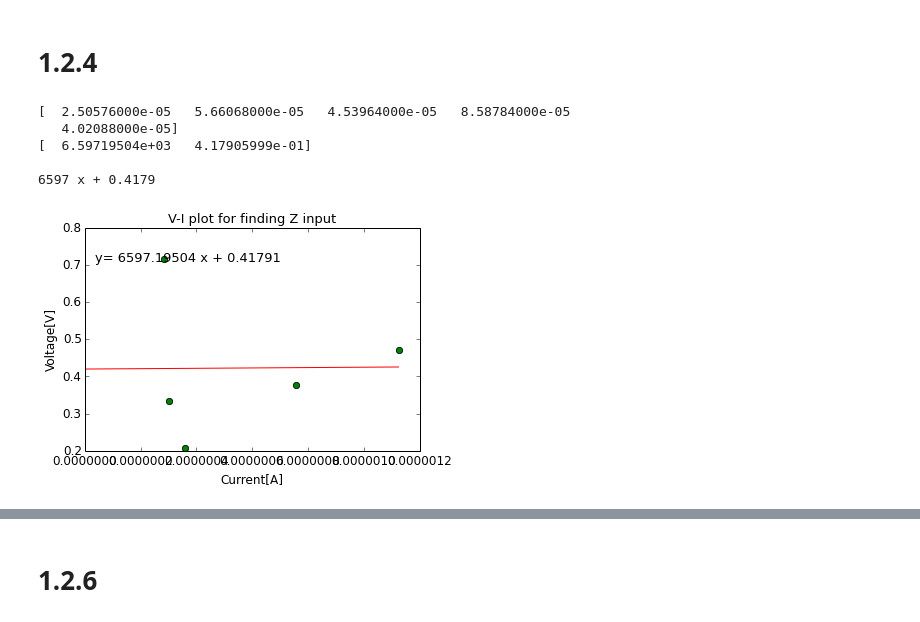
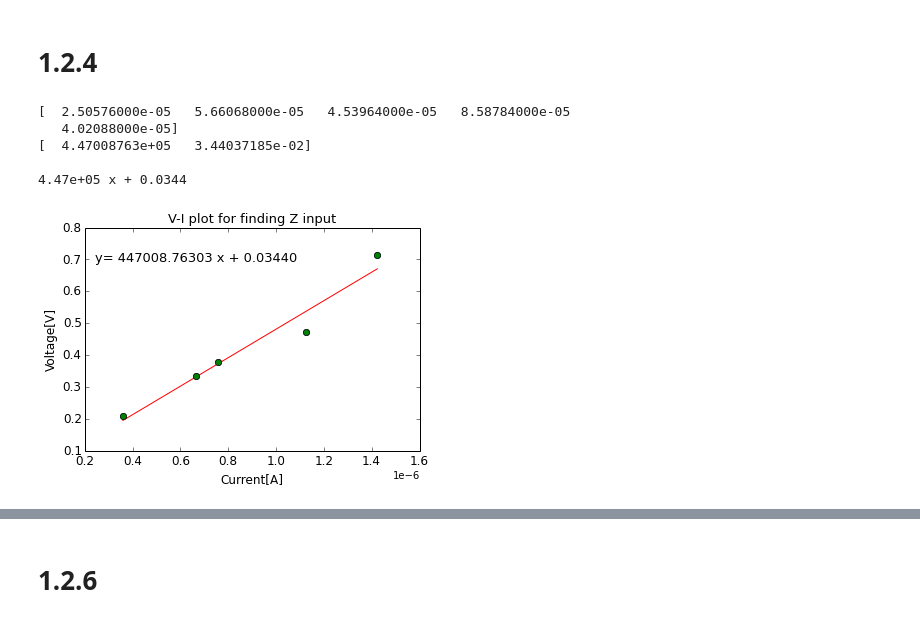
Before and after one commit to dorisjlee/111BSClab, a Jupyter notebook: lab1/Plots for lab 1.ipynb, the cells around one changed output, grey strips where cells are left out. Cells and saved outputs as stored; diff of their text form; code cells hidden in the pictures.

```diff
--- a/lab1/Plots for lab 1.ipynb
+++ b/lab1/Plots for lab 1.ipynb
@@ -91,7 +108,7 @@ vt/(r_1)
 # %% [output]
 0.020797576752638127
 # %%
-def fit_and_plot(x,y,xlabel="",ylabel="",title="",zeroed=False,annotate_fit= True,right_words = False,error_bar=""):
+def fit_and_plot(x,y,xlabel="",ylabel="",title="",zeroed=False,annotate_fit= True,right_words = False,error_bar="",sci_lim = False):
 #     x=1./x**2
 #     y=1./y
 #     fig = plt.figure()
@@ -122,6 +139,8 @@ def fit_and_plot(x,y,xlabel="",ylabel="",title="",zeroed=False,annotate_fit= Tru
 #     ax1.text(0.03,0.8,"y= %.5f x %.5f"%(p[0],p[1]), fontsize=13,transform=ax.transAxes)
     if error_bar!="":
         ax1.errorbar(x, y, yerr=error_bar, fmt='o')
+    if sci_lim:
+        plt.ticklabel_format(style='sci', axis='x', scilimits=(0,0))
     plt.tick_params(axis='both', which='major', labelsize=12)
     plt.tick_params(axis='both', which='minor', labelsize=12)
     return p
@@ -191,27 +210,27 @@ array([  6.67658941e-05,   4.09606242e-05,   3.48895331e-05,
 # %% [markdown]
 # 1.2.4
 # %%
-r = np.array([2.2e6,470e3,820e3,1e6,2.2e6])# [ohm]
+r = np.array([2.2e6,470e3,820e3,200e3,1e6])# [ohm]
 v_in = np.array([0.20848,0.47139,0.37797,0.71532,0.33504])#[V]
 v_ext =1.
 I_in = I_in[np.where(r>0)]
 I_in = (v_ext - v_in)/(r) #[A]
 # I_in = list(I_in)
 # I_in.append(0)
 # I_in = np.array(I_in)
 # print I_in
 # plt.plot(I_in,v_in[np.where(r>0)],'o')
 # v_in =list(v_in)
 # v_in.append(0)
 # v_in = np.array(v_in)
 # print v_in
 yerr = np.append(compute_uncertainty(v_in[:-1],0.001),compute_uncertainty(v_in[-1],0.1e-3))
 print yerr#.flatten(1)
-p1 = fit_and_plot(I_in,v_in,"Current[A]", "Voltage[V]","V-I plot for finding Z input",zeroed=True,error_bar=yerr)
+p1 = fit_and_plot(I_in,v_in,"Current[A]", "Voltage[V]","V-I plot for finding Z input",error_bar=yerr,sci_lim=True)
 # %% [output]
 [  2.50576000e-05   5.66068000e-05   4.53964000e-05   8.58784000e-05
    4.02088000e-05]
-[  6.59719504e+03   4.17905999e-01]
+[  4.47008763e+05   3.44037185e-02]
 
-6597 x + 0.4179
+4.47e+05 x + 0.0344
-[figure, old version]
+[figure, new version]
```
Also changed, not shown: parts of 27 cells of this notebook, 49 other files.
